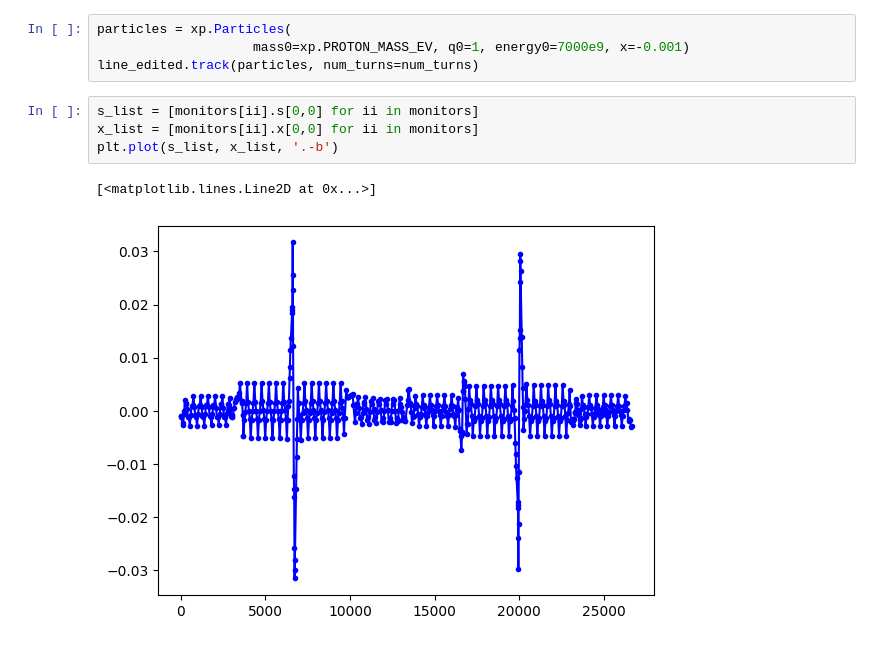
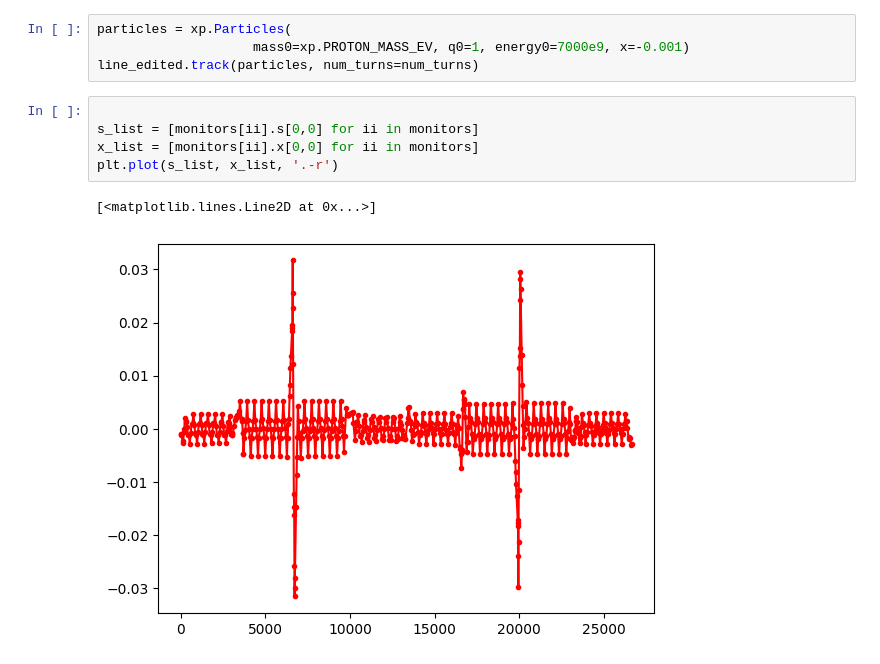
Before and after one commit to andreafornara/Tutorial, a Jupyter notebook: examples/005_bpm.ipynb, the cells around one changed output. Saved outputs shown, nothing was run; the diff lists cells and outputs as text.

```diff
--- a/examples/005_bpm.ipynb
+++ b/examples/005_bpm.ipynb
@@ -64,9 +64,10 @@ particles = xp.Particles(
                     mass0=xp.PROTON_MASS_EV, q0=1, energy0=7000e9, x=-0.001)
 line_edited.track(particles, num_turns=num_turns)
 # %%
+
 s_list = [monitors[ii].s[0,0] for ii in monitors]
 x_list = [monitors[ii].x[0,0] for ii in monitors]
-plt.plot(s_list, x_list, '.-b')
+plt.plot(s_list, x_list, '.-r')
 # %% [output]
 [<matplotlib.lines.Line2D at 0x...>]
-[figure, old version]
+[figure, new version]
```
